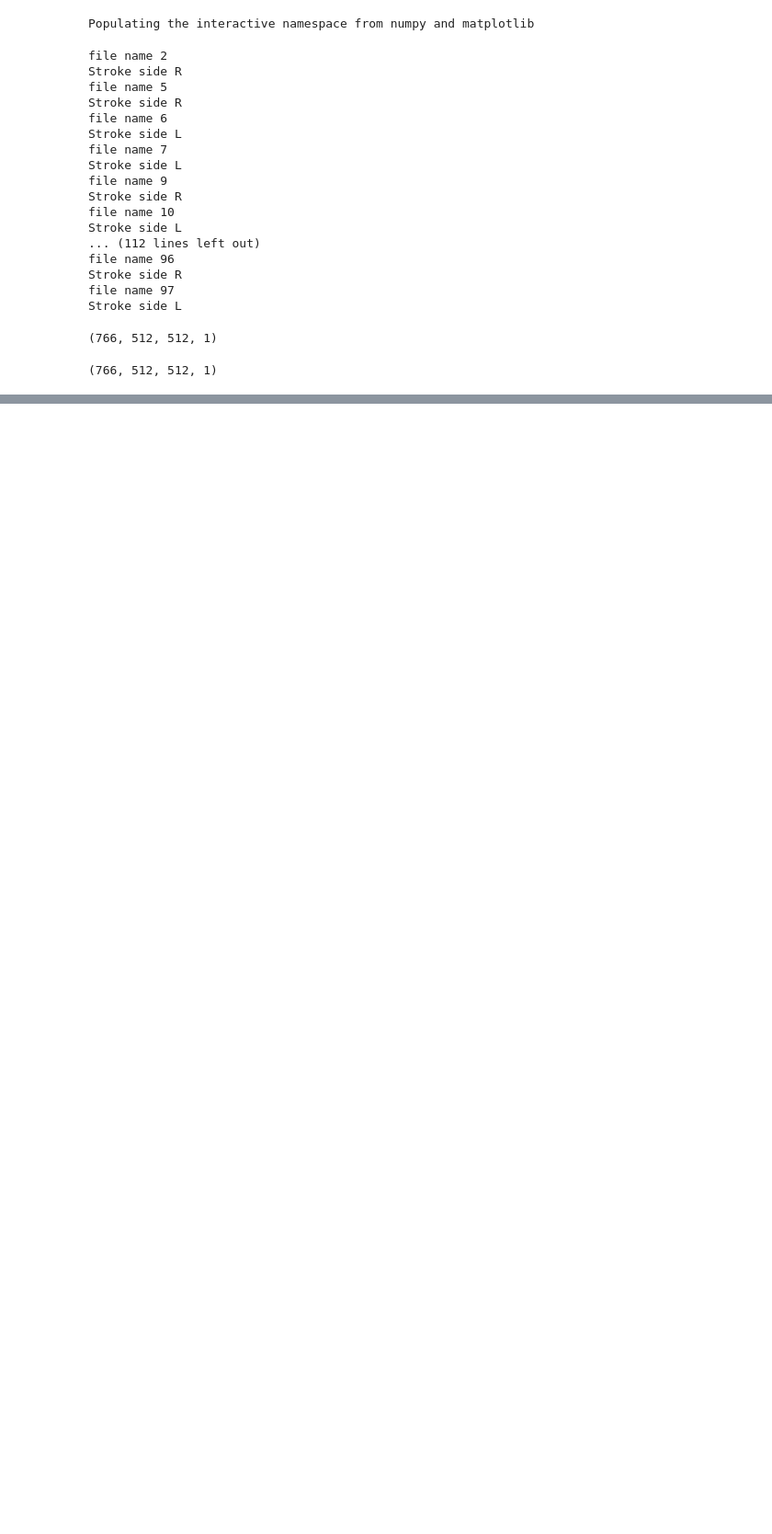
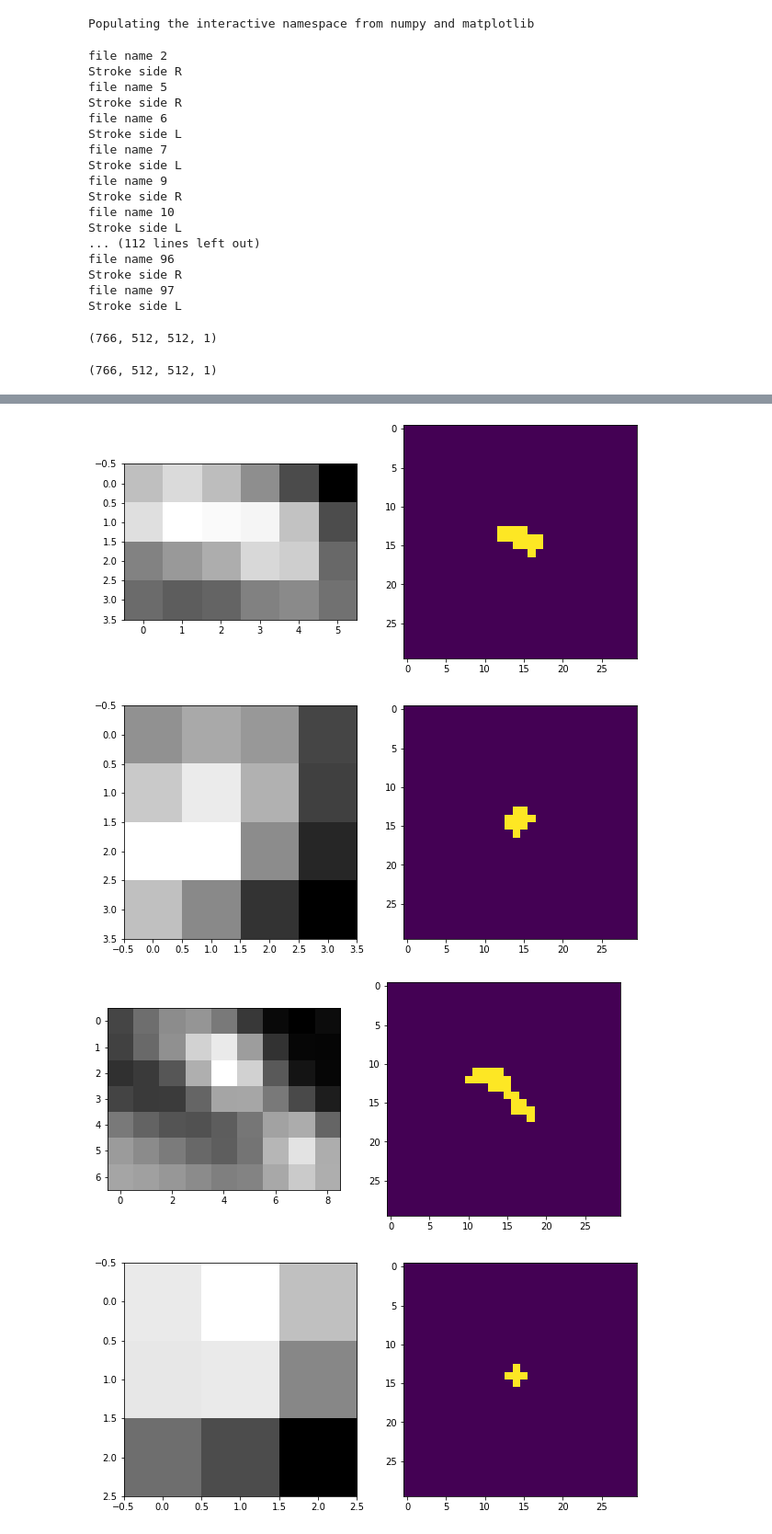
Before and after one commit to jiehyunjkim/CACTAS_Aim2, a Jupyter notebook: _EXPERIMENTS/L_R_carotid_test.ipynb, the cells around one changed output, grey strips where cells are left out. Shown: that part at 92% size. Cells and saved outputs as stored; diff of their text form; code cells hidden in the pictures; blank space fills up the shorter version.

```diff
--- a/_EXPERIMENTS/L_R_carotid_test.ipynb
+++ b/_EXPERIMENTS/L_R_carotid_test.ipynb
@@ -121,0 +130,32 @@ for i in range(5):
+# %%
+force_square=True
+center=True
+# %%
+maxX = 0
+maxY = 0
+slicecount = len(cropped_label)
+
+for i in cropped_label:
+    maxY = max(maxY, i.shape[0])
+    maxX = max(maxX, i.shape[1])
+
+if force_square:
+    maxY = max(maxY, maxX)
+    maxX = max(maxY, maxX)
+
+startY = 0
+startX = 0
+
+#padded_images = np.zeros((slicecount, maxY, maxX, 1), dtype=cropped_image[0].dtype)
+padded_labels = np.zeros((slicecount, maxY, maxX, 1), dtype=cropped_label[0].dtype)
+
+currentslice = 0
+for i, img in enumerate(cropped_label):
+    if center:
+        startY = (maxY - img.shape[0]) // 2
+        startX = (maxX - img.shape[1]) // 2
+
+    #padded_images[currentslice, startY:startY+img.shape[0], startX:startX+img.shape[1]] = cropped_image[i]
+    padded_labels[currentslice, startY:startY+img.shape[0], startX:startX+img.shape[1]] = cropped_label[i]
+
+    currentslice += 1
@@ -121,0 +166,13 @@ for i in range(5):
+# %%
+for i in range(5): # slicecount
+    fig, (ax1, ax2) = plt.subplots(1, 2, figsize=(10, 5))
+    ax1.imshow(cropped_image[i], cmap='gray')
+    ax2.imshow(padded_labels[i])
+    #plt.imshow(cropped_image[i])
+    #plt.imshow(padded_labels[i], cmap='gray', alpha=0.5)
+    plt.show()
+# %% [output]
+[figure, added]
+[figure, added]
+[figure, added]
+[figure, added]
```
Also changed, not shown: parts of 12 cells of this notebook.
